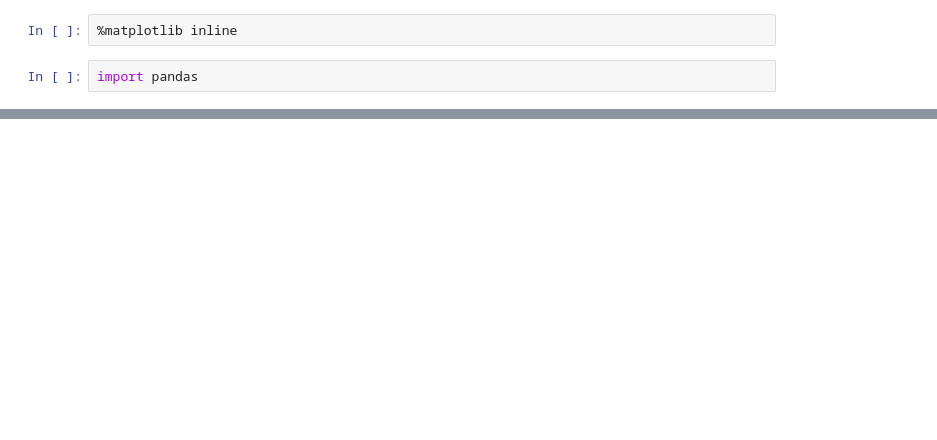
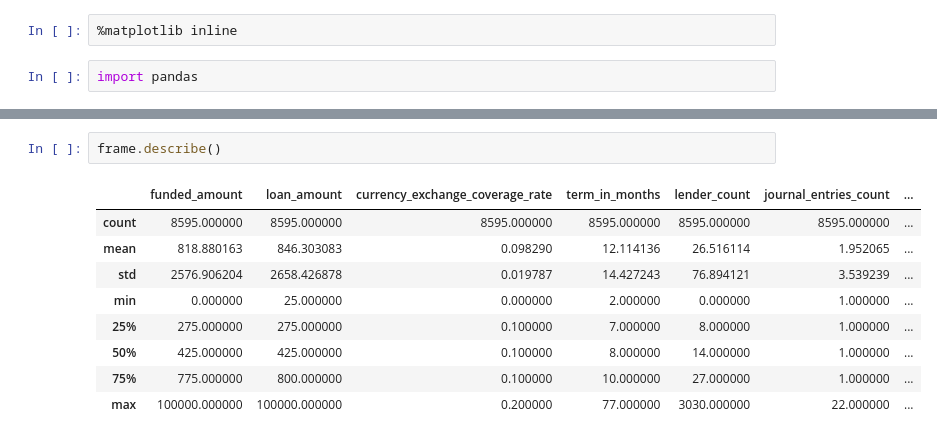
Before and after one commit to tipanverella/kiva-ayiti, a Jupyter notebook: AyitiEDA.ipynb, the cells around one changed output, grey strips where cells are left out. Saved outputs shown, nothing was run; the diff lists cells and outputs as text; blank space fills up the shorter version.

```diff
--- a/AyitiEDA.ipynb
+++ b/AyitiEDA.ipynb
@@ -44,2 +44,14 @@ frame.sample(5).T
 | distribution_model | field_partner | field_partner | field_partner | field_partner | field_partner |
 | borrowers | [{'gender': 'female', 'is_picture... | [{'gender': 'female', 'is_picture... | [{'gender': 'female', 'is_picture... | [{'gender': 'male', 'is_pictured'... | [{'gender': 'female', 'is_picture... |
+# %%
+frame.describe()
+# %% [output]
+|  | funded_amount | loan_amount | currency_exchange_coverage_rate | term_in_months | lender_count | journal_entries_count | ... |
+| count | 8595.000000 | 8595.000000 | 8595.000000 | 8595.000000 | 8595.000000 | 8595.000000 | ... |
+| mean | 818.880163 | 846.303083 | 0.098290 | 12.114136 | 26.516114 | 1.952065 | ... |
+| std | 2576.906204 | 2658.426878 | 0.019787 | 14.427243 | 76.894121 | 3.539239 | ... |
+| min | 0.000000 | 25.000000 | 0.000000 | 2.000000 | 0.000000 | 1.000000 | ... |
+| 25% | 275.000000 | 275.000000 | 0.100000 | 7.000000 | 8.000000 | 1.000000 | ... |
+| 50% | 425.000000 | 425.000000 | 0.100000 | 8.000000 | 14.000000 | 1.000000 | ... |
+| 75% | 775.000000 | 800.000000 | 0.100000 | 10.000000 | 27.000000 | 1.000000 | ... |
+| max | 100000.000000 | 100000.000000 | 0.200000 | 77.000000 | 3030.000000 | 22.000000 | ... |
```
Also changed, not shown: parts of 3 cells of this notebook, 6 other files.
